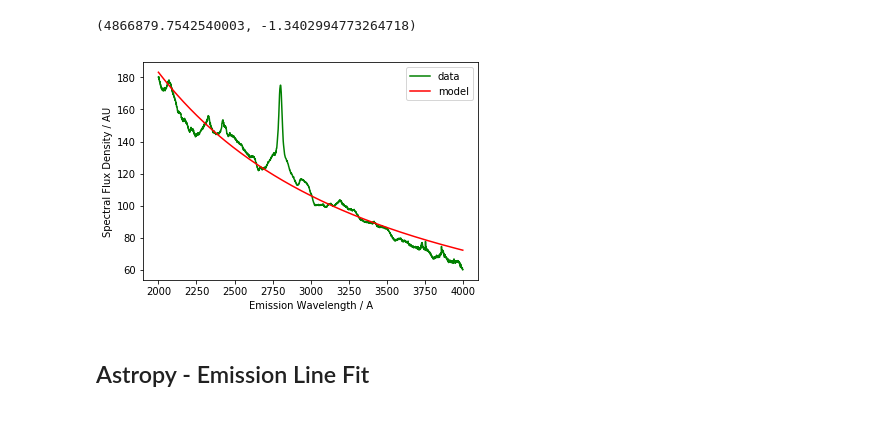
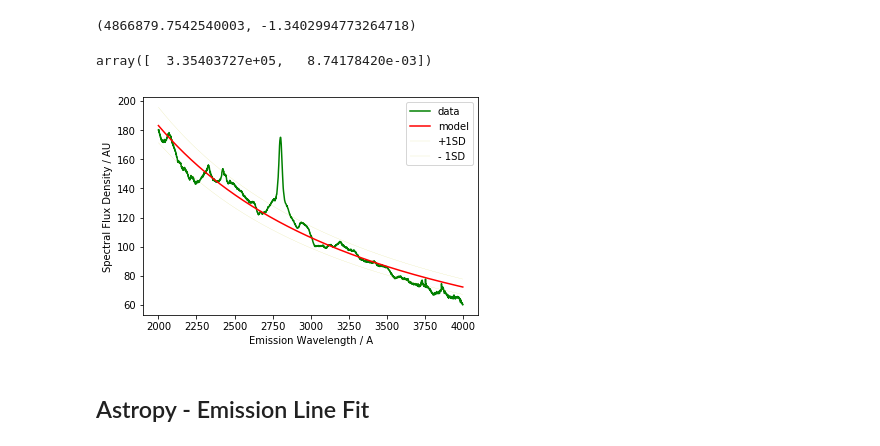
Before and after one commit to spyphyz/curve_fit, a Jupyter notebook: curve_fit_spectrograph.ipynb, the cells around one changed output. Cells and saved outputs as stored; diff of their text form; code cells hidden in the pictures.

```diff
--- a/curve_fit_spectrograph.ipynb
+++ b/curve_fit_spectrograph.ipynb
@@ -70,10 +82,20 @@ popt[0], popt[1]
+# %%
+# 1SD of the parameters in popt, calculated from the covariance pcov array
+perr = np.sqrt(np.diag(pcov))
+perr
+# %% [output]
+array([  3.35403727e+05,   8.74178420e-03])
 # %%
 #plot data with power model
-plt.plot(xData, yData, 'g', label='data') # original spectrum in green
+plt.plot(xData, yData, 'g', label='data') # original spectrum data in green
 plt.plot(xData, popt[0]*xData**popt[1], 'r', label='model') # power model data in red
+
+plt.plot(xData, (popt[0]+perr[1])*xData**(popt[1]+perr[1]), lw=0.1, color='y', label='+1SD')
+plt.plot(xData, (popt[0]-perr[1])*xData**(popt[1]-perr[1]), lw=0.1, color='y', label='- 1SD')
+
 plt.xlabel('Emission Wavelength / A')
 plt.ylabel('Spectral Flux Density / AU')
 plt.legend()
 plt.savefig(os.path.join(path, 'spectrum_continuum.png'), dpi = 1080)
 # %% [output]
-[figure, old version]
+[figure, new version]
```
Also changed, not shown: parts of 6 cells of this notebook.
